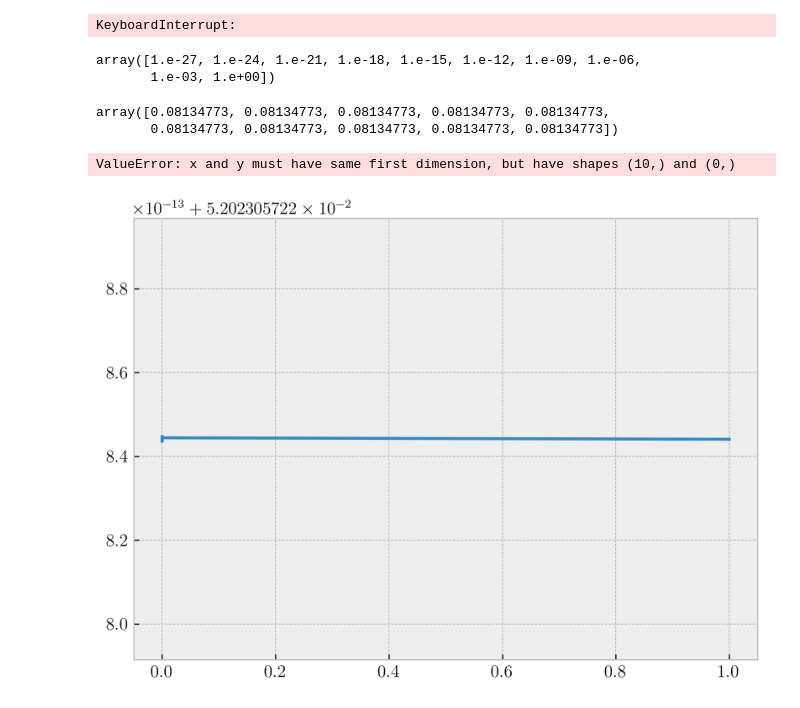
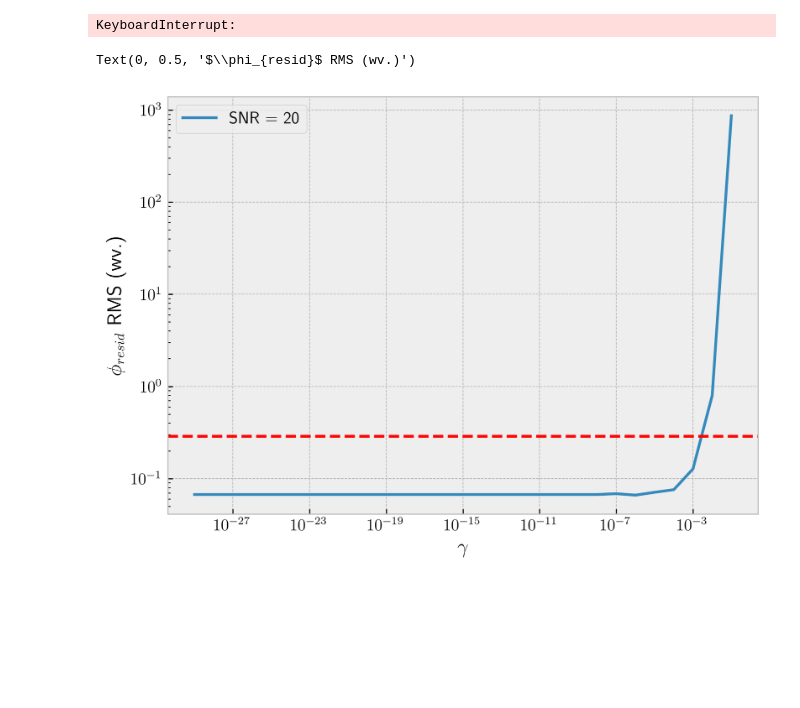
Before and after one commit to maxw179/summer_2026_lab, a Jupyter notebook: phase_diversity_benchmarking/gamma.ipynb, the cells around one changed output. Drawn from its saved outputs; the diff is of its cells as text; code cells hidden in the pictures; blank space fills up the shorter version.

Commit message:
added helpers to replicate results of johnson supp fig2

```diff
--- a/phase_diversity_benchmarking/gamma.ipynb
+++ b/phase_diversity_benchmarking/gamma.ipynb
@@ -61,3 +54,4 @@ true_aberration = Aberration(true_modes, true_c)
 # %%
-def add_gaussian_noise(image, mean, std_dev, rng):
-    return image + rng.normal(mean, std_dev, np.shape(image))
+def add_gaussian_noise(image, SNR, rng):
+    sigma_noise = np.percentile(image, 90) / SNR
+    return np.clip(image + rng.normal(0.5, sigma_noise, image.shape), 0, None)
@@ -105,16 +57,0 @@ fig.colorbar(im3, ax = axs[3])
-# %%
-bias_modes = [[0,4], [-2,2]]
-bias_strength = 0.5
-a_stack = [EmptyAberration()] + [Aberration([m], [bias_strength]) for m in bias_modes]
-d_stack = np.array([get_diversity_image(microscope, f, true_aberration, a) for a in a_stack])
-#d_stack = [add_gaussian_noise(d, mean, std_dev, rng) for d in d_stack]
-# %%
-a = 1
-b = 3
-fig, axs = plt.subplots(a, b, layout = "tight")
-axs = axs.flatten()
-for i in range(a*b):
-    axs[i].imshow(d_stack[i])
-    axs[i].grid(False)
-    axs[i].set_xticks([])
-    axs[i].set_yticks([])
@@ -165,24 +102,18 @@ for j, N_order in enumerate(N_orders):
 # %% [output]
 KeyboardInterrupt:
-# %%
-gamma_vals
-# %% [output]
-array([1.e-27, 1.e-24, 1.e-21, 1.e-18, 1.e-15, 1.e-12, 1.e-09, 1.e-06,
-       1.e-03, 1.e+00])
-# %%
-c_converged
-# %% [output]
-array([0.08134773, 0.08134773, 0.08134773, 0.08134773, 0.08134773,
-       0.08134773, 0.08134773, 0.08134773, 0.08134773, 0.08134773])
 # %%
-aberrations_determined = [Aberration(true_modes, [c]) for c in c_converged]
-rms = [zernike_RMS(a_determined, true_aberration, alpha) for a_determined in aberrations_determined]
+aberrations_determined = [Aberration(get_johnson_modes(), c) for c in c_converged]
+rms = [zernike_RMS_difference(a_determined, true_aberration, alpha) for a_determined in aberrations_determined]
 # %%
 fig, ax = plt.subplots(dpi = 300)
-for i in range(3):
-    ax.plot(gamma_vals, rms[i*len(gamma_vals):(i+1)*len(gamma_vals)], label = f"{i+1}P")
+ax.plot(gamma_vals, rms, label = "SNR = 20")
 ax.legend()
+baseline_rms = zernike_RMS(true_aberration, alpha)
+ax.axhline(baseline_rms, color = "red", ls = "dashed")
 ax.set_xscale("log")
+ax.set_yscale("log")
+ax.set_xlabel("$\gamma$")
+ax.set_ylabel("$\phi_{resid}$ RMS (wv.)")
 # %% [output]
-ValueError: x and y must have same first dimension, but have shapes (10,) and (0,)
+Text(0, 0.5, '$\\phi_{resid}$ RMS (wv.)')
-[figure, old version]
+[figure, new version]
```
Also changed, not shown: parts of 6 cells of this notebook, 4 other files.
